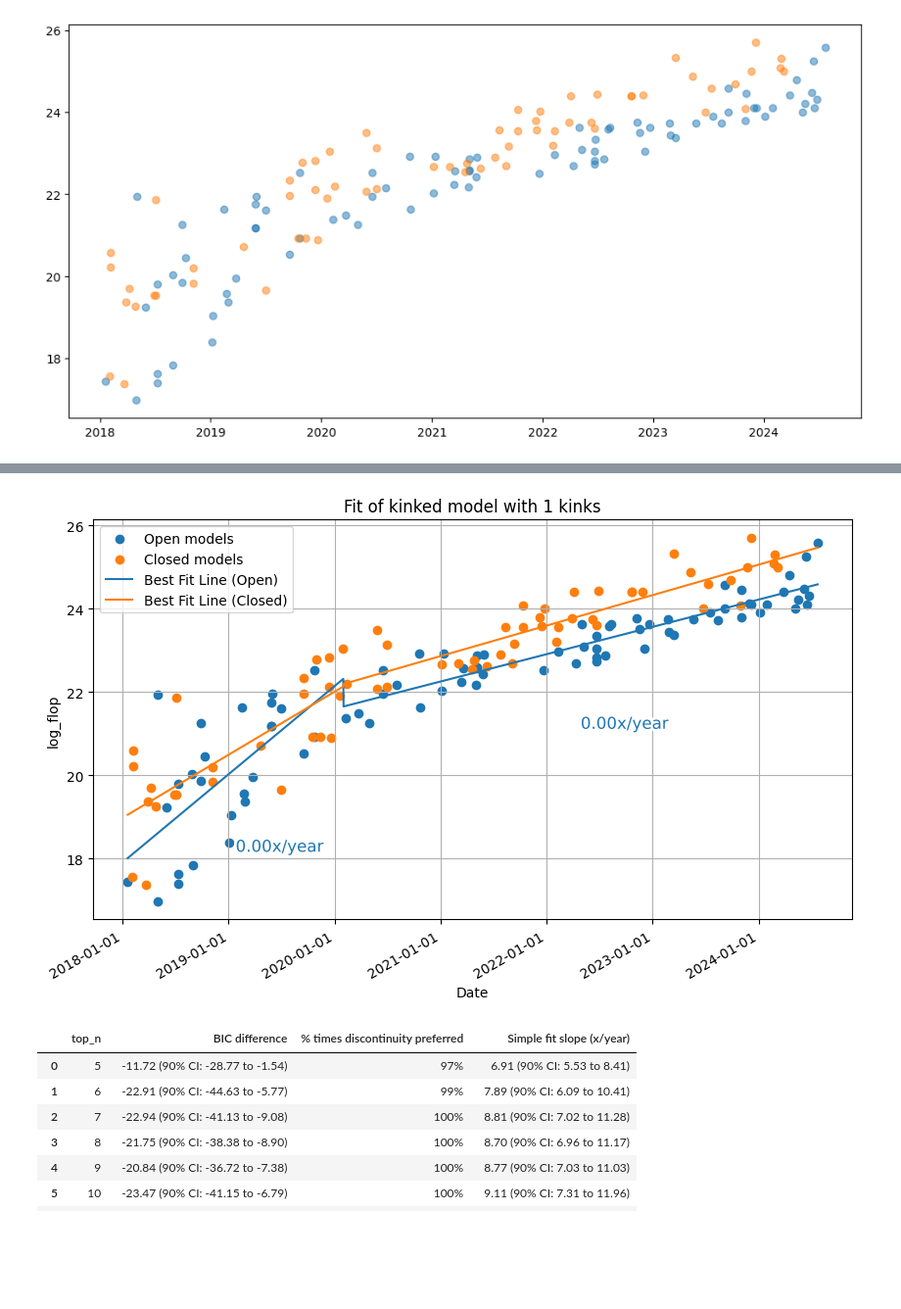
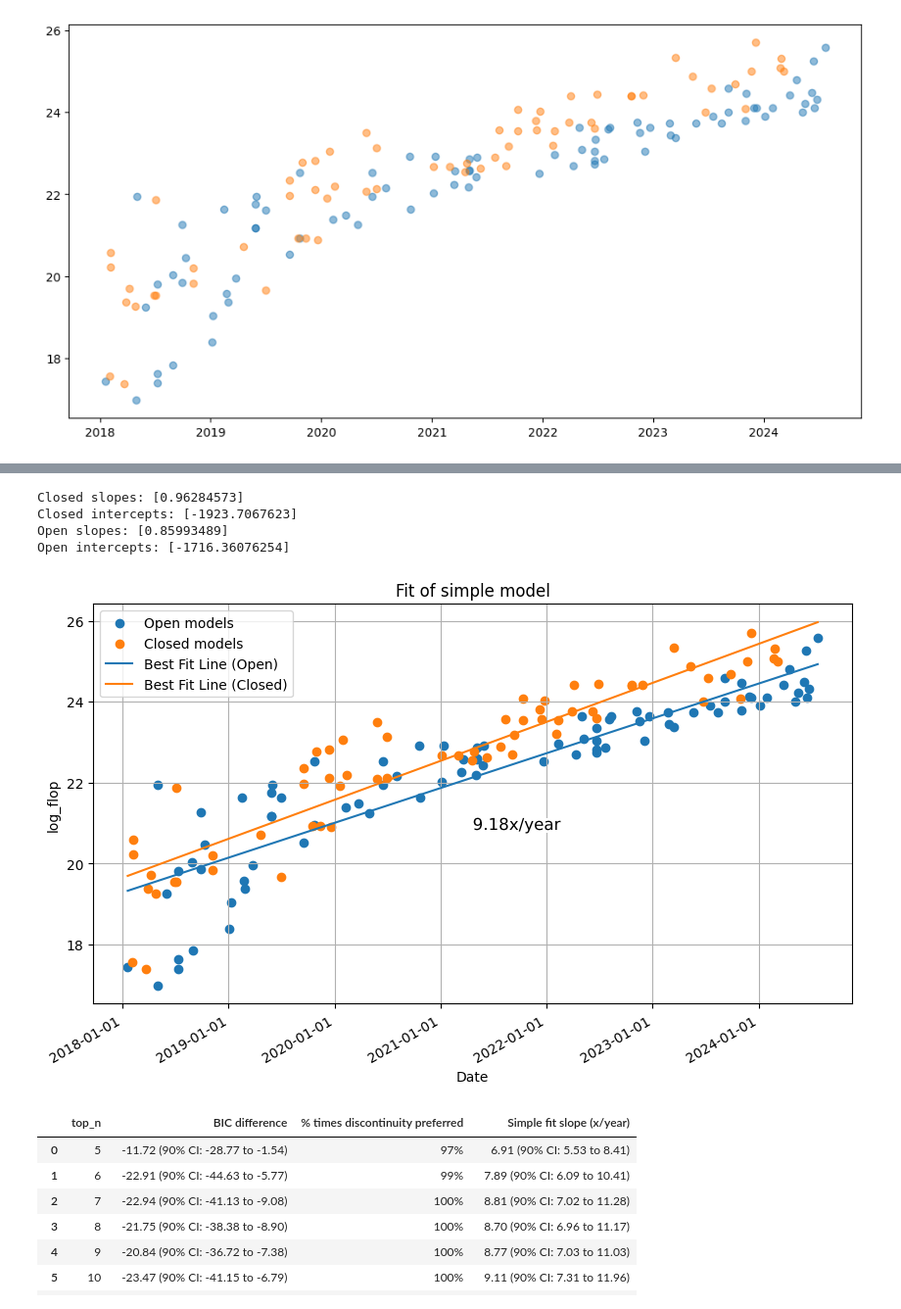
Before and after one commit to epoch-research/open-model-trends, a Jupyter notebook: compute_analysis.ipynb, the cells around one changed output, grey strips where cells are left out. Shown at 98% size. Drawn from its saved outputs; the diff is of its cells as text; code cells hidden in the pictures; blank space fills up the shorter version.

Commit message:
Update storage of intercepts and slopes; calculate lead time

```diff
--- a/compute_analysis.ipynb
+++ b/compute_analysis.ipynb
@@ -967,19 +1020,25 @@ with open(results_dir + fname, 'wb') as f:
 # %%
 # Graph of the different model fits
 
-model = 'kinked'  # ['simple', 'kinked']
+model = 'simple'  # ['simple', 'kinked']
+colors = {'open': 'C0', 'closed': 'C1'}
 
 # Parameters for the kinked model
 kink_count = 1
 allow_discontinuities = True
-same_intercepts = (False, False)
-same_slopes = (False, False)
+same_intercepts = (True, False)
+same_slopes = (True, True)
 
 def plot_model(df, model_type, kink_count=1, verbose=True):
     if model_type == 'simple':
         fit_result = fit_n_phase_exponential(df, 0)
     else:
         fit_result = fit_n_phase_exponential(df, kink_count, allow_discontinuities, same_intercepts, same_slopes)
+
+    print(f"Closed slopes: {fit_result.oom_year_slopes['closed']}")
+    print(f"Closed intercepts: {fit_result.intercepts['closed']}")
+    print(f"Open slopes: {fit_result.oom_year_slopes['open']}")
+    print(f"Open intercepts: {fit_result.intercepts['open']}")
 
     df_open = df[df['category'] == 'Open']
     df_closed = df[df['category'] == 'Closed']
@@ -992,8 +1051,8 @@ def plot_model(df, model_type, kink_count=1, verbose=True):
     date_grid = pd.date_range(start=df['date'].min(), end=df['date'].max(), freq='D')
     log_flop_open = fit_result.predict(pd.Series(date_grid), pd.Series(['Open'] * len(date_grid))) # we shouldn't need to convert to a Series
     log_flop_closed = fit_result.predict(pd.Series(date_grid), pd.Series(['Closed'] * len(date_grid))) # we shouldn't need to convert to a Series
-    plt.plot(date_grid, log_flop_open, color='C0', label='Best Fit Line (Open)')
-    plt.plot(date_grid, log_flop_closed, color='C1', label='Best Fit Line (Closed)')
+    plt.plot(date_grid, log_flop_open, color=colors['open'], label='Best Fit Line (Open)')
+    plt.plot(date_grid, log_flop_closed, color=colors['closed'], label='Best Fit Line (Closed)')
 
     # Formatting the plot
     plt.legend()
@@ -1019,37 +1078,42 @@ def plot_model(df, model_type, kink_count=1, verbose=True):
     #     print(f"The slopes are: [{oom_year_slopes_str}] OOM/year ([{nx_year_slopes_str}] x/year)")
 
     # Add slope labels
     points = [df['date'].min()] + fit_result.break_points_dt + [df['date'].max()]
 
     for i in range(len(points) - 1):
-        mid = points[i] + (points[i+1] - points[i]) / 2
-        y = fit_result.predict(pd.Series([mid]), pd.Series(['Open']))[0]
-        plt.text(mid, y - 2, f'{10**fit_result.oom_year_slopes[i]:0.2f}x/year', fontsize=12, color='C0', path_effects=[pe.withStroke(linewidth=4, foreground="white")])
+        for category in ['open', 'closed']:
+            mid = points[i] + (points[i+1] - points[i]) / 2
+            y = fit_result.predict(pd.Series([mid]), pd.Series([category]))[0]
+            plt.text(mid, y - 2, f'{10**fit_result.oom_year_slopes[category][i]:0.2f}x/year', fontsize=12, color='black', path_effects=[pe.withStroke(linewidth=4, foreground="white")])
 
     # if verbose:
     #   simple_fit = fit_n_phase_exponential(df, 0)
     #   bayes_factor = np.exp(-0.5 * (fit_result.bic - simple_fit.bic))
     #   unadjusted_bayes_factor = np.exp(-0.5 * (fit_result.bic - (simple_fit.bic + 2*np.log(len(df_filtered)))))
 
     #   print(f"BIC score: {fit_result.bic}")
     #   bic_score_difference = fit_result.bic - simple_fit.bic
     #   if bic_score_difference > 0:
     #     print(f"The simple exponential is preferred over this fit by a BIC score difference of {fit_result.bic - simple_fit.bic}")
     #   if bic_score_difference < 0:
     #     print(f"This fit is preferred over a simple exponential by a BIC score difference of {-fit_result.bic - simple_fit.bic}")
 
     plt.legend()
     plt.grid(True)
 
     # Save plot
     fname = f'compute_regression_{model_selection}_frontier={frontier_selection}_top{top_n}_cutoff={cutoff_date}_{model_type}_kinks={kink_count}.png'
     plt.savefig(os.path.join(results_dir, fname))
 
     plt.show()
 
 plot_model(df_filtered, model, kink_count)
 # %% [output]
+Closed slopes: [0.96284573]
+Closed intercepts: [-1923.7067623]
+Open slopes: [0.85993489]
+Open intercepts: [-1716.36076254]
-[figure, old version]
+[figure, new version]
 # %%
 #@title Sensitivity analysis to top N choice
 run_bootstrap = True #@param {type:'boolean'}
```
Also changed, not shown: parts of 4 cells of this notebook.
